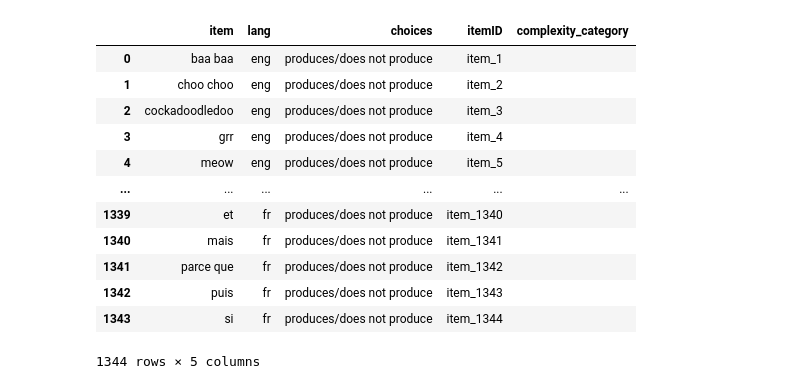
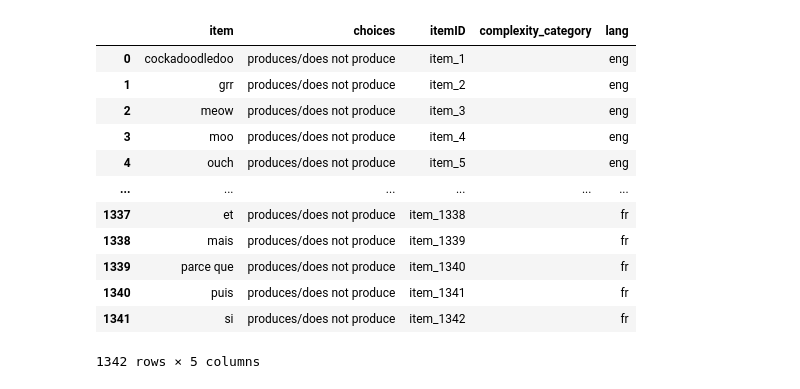
Before and after one commit to ningkko/Bilingualism_ChildASR, a Jupyter notebook: biling_data/french/to_item_data_format_french.ipynb, the cells around one changed output. Drawn from its saved outputs; the diff is of its cells as text; code cells hidden in the pictures.

Commit message:
biling data french

```diff
--- a/biling_data/french/to_item_data_format_french.ipynb
+++ b/biling_data/french/to_item_data_format_french.ipynb
@@ -2,20 +2,20 @@
 import pandas as pd
 import numpy as np
 # %%
-instruction = pd.read_csv("French_English_3.csv").fillna("")
-data = pd.read_csv("french_english_data_3.csv").fillna("")
+instruction = pd.read_csv("French_English_2.csv").fillna("")
+data = pd.read_csv("french_english_data_2.csv").fillna("")
 instruction
 # %% [output]
-|  | item | lang | choices | itemID | complexity_category |
-| 0 | baa baa | eng | produces/does not produce | item_1 |  |
-| 1 | choo choo | eng | produces/does not produce | item_2 |  |
-| 2 | cockadoodledoo | eng | produces/does not produce | item_3 |  |
-| 3 | grr | eng | produces/does not produce | item_4 |  |
-| 4 | meow | eng | produces/does not produce | item_5 |  |
+|  | item | choices | itemID | complexity_category | lang |
+| 0 | cockadoodledoo | produces/does not produce | item_1 |  | eng |
+| 1 | grr | produces/does not produce | item_2 |  | eng |
+| 2 | meow | produces/does not produce | item_3 |  | eng |
+| 3 | moo | produces/does not produce | item_4 |  | eng |
+| 4 | ouch | produces/does not produce | item_5 |  | eng |
 | ... | ... | ... | ... | ... | ... |
-| 1339 | et | fr | produces/does not produce | item_1340 |  |
-| 1340 | mais | fr | produces/does not produce | item_1341 |  |
-| 1341 | parce que | fr | produces/does not produce | item_1342 |  |
-| 1342 | puis | fr | produces/does not produce | item_1343 |  |
-| 1343 | si | fr | produces/does not produce | item_1344 |  |
+| 1337 | et | produces/does not produce | item_1338 |  | fr |
+| 1338 | mais | produces/does not produce | item_1339 |  | fr |
+| 1339 | parce que | produces/does not produce | item_1340 |  | fr |
+| 1340 | puis | produces/does not produce | item_1341 |  | fr |
+| 1341 | si | produces/does not produce | item_1342 |  | fr |
-1344 rows × 5 columns
+1342 rows × 5 columns
```
Also changed, not shown: parts of 24 cells of this notebook, 11 other files.
